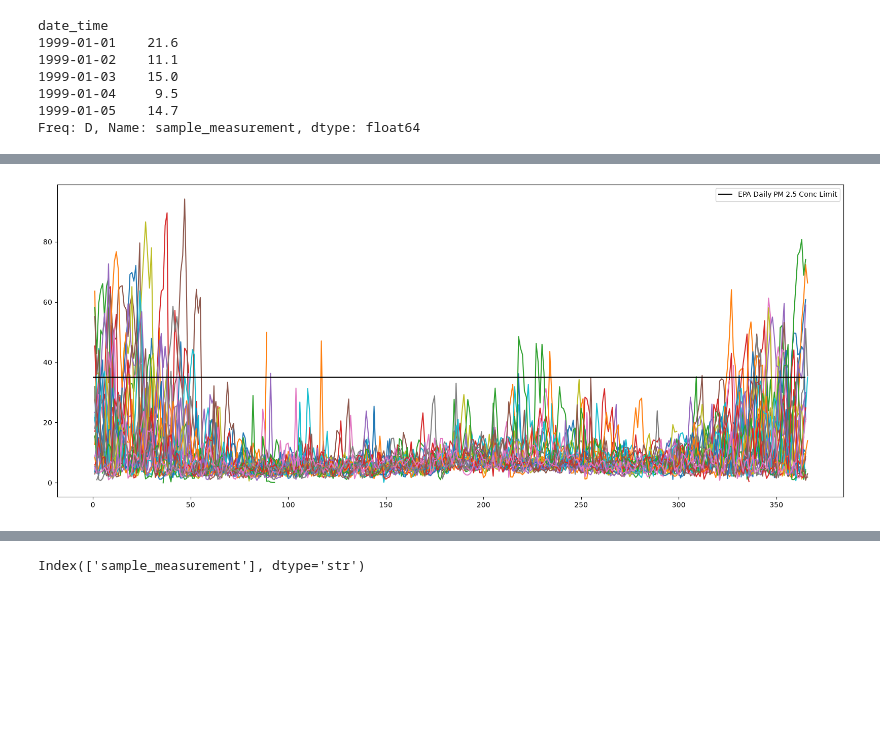
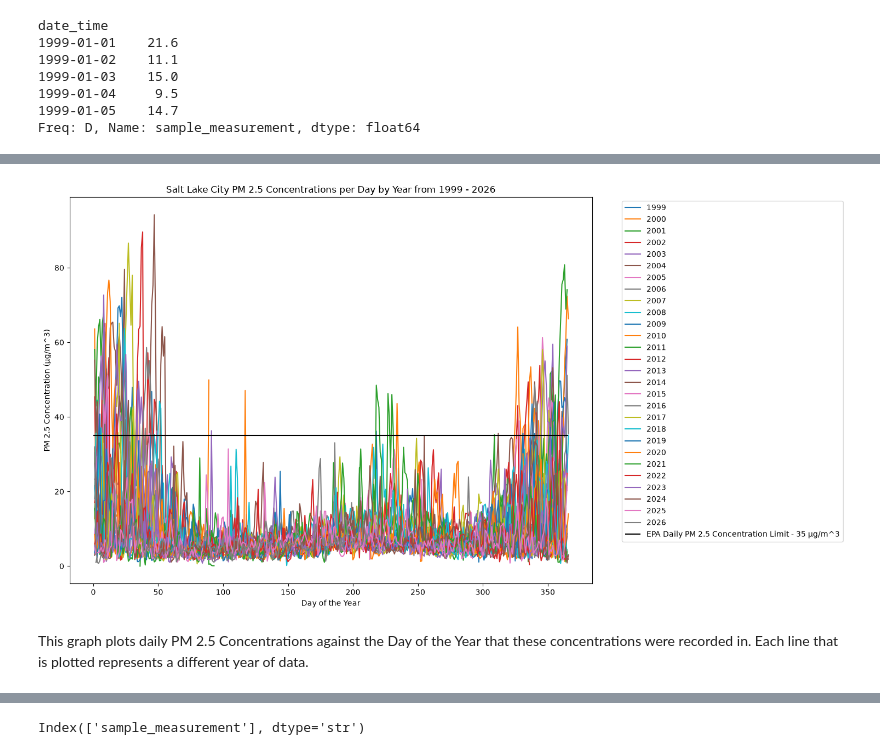
Before and after one commit to sodoo-gadal/UROP-SLC-AQ-, a Jupyter notebook: Salt_Lake_City_AQI/hourly_time_series.ipynb, the cells around one changed output, grey strips where cells are left out. Drawn from its saved outputs; the diff is of its cells as text; code cells hidden in the pictures; blank space fills up the shorter version.

Commit message:
added new plots to hourly time series notebook

```diff
--- a/Salt_Lake_City_AQI/hourly_time_series.ipynb
+++ b/Salt_Lake_City_AQI/hourly_time_series.ipynb
@@ -106,19 +50,25 @@ plt.close()
 # %%
 df_by_day = df.groupby(['years', 'day of year'])['sample_measurement'].mean()
 df_by_day.head()
 
 df_by_day_flatten = df_by_day.reset_index()
 pivoted = df_by_day_flatten.pivot(index = 'day of year', columns = 'years', values='sample_measurement')
-fig, ax = plt.subplots(figsize=(20,8))
-ax.plot(pivoted)
+fig1, ax1 = plt.subplots(figsize=(15,8))
+ax1.plot(pivoted, label = np.arange(1999,2027,1))
+ax1.set_title("Salt Lake City PM 2.5 Concentrations per Day by Year from 1999 - 2026")
+ax1.set_xlabel("Day of the Year")
+ax1.set_ylabel("PM 2.5 Concentration (µg/m^3)")
 plt.hlines(
-    y=35, xmin = 0, xmax = 365, colors = "black",  label = "EPA Daily PM 2.5 Conc Limit"
+    y=35, xmin = 0, xmax = 366, colors = "black",  label = "EPA Daily PM 2.5 Concentration Limit - 35 µg/m^3"
 )
-plt.legend()
+plt.legend(bbox_to_anchor=(1.05,1),loc='upper left')
+plt.tight_layout()
 plt.show()
 # plt.close()
 # %% [output]
-[figure, old version]
+[figure, new version]
+# %% [markdown]
+This graph plots daily PM 2.5 Concentrations against the Day of the Year that these concentrations were recorded in. Each line that is plotted represents a different year of data.
 # %%
 df_exceedance = df_by_day_flatten.groupby("years")["sample_measurement"].agg(lambda x: (x>35).sum())
 df_exceedance
```
Also changed, not shown: parts of 14 cells of this notebook.
